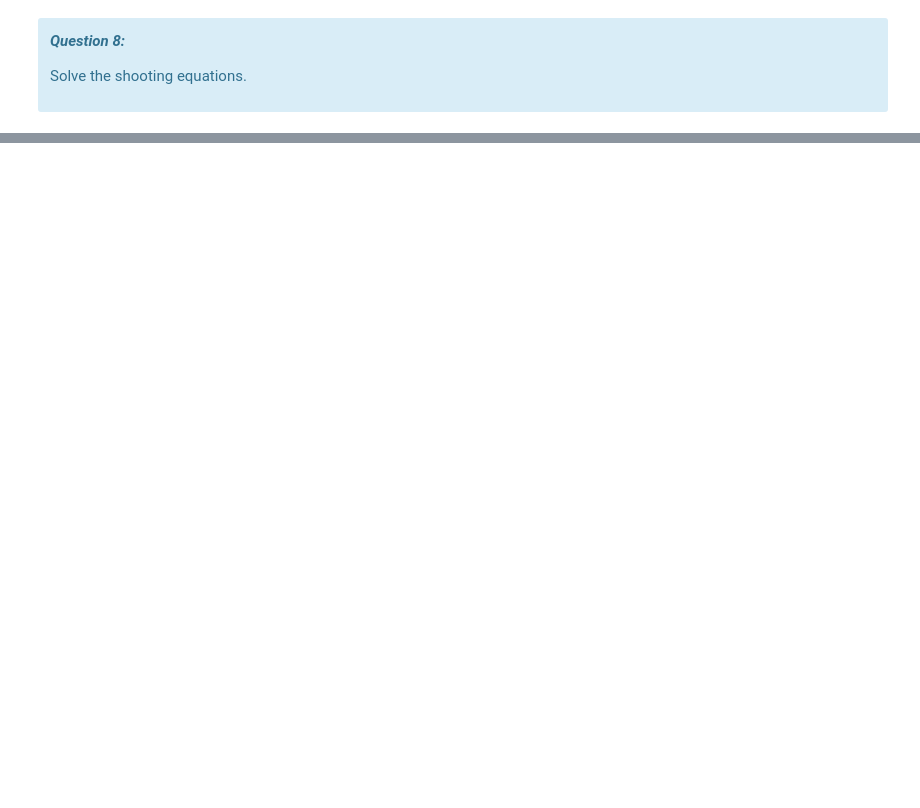
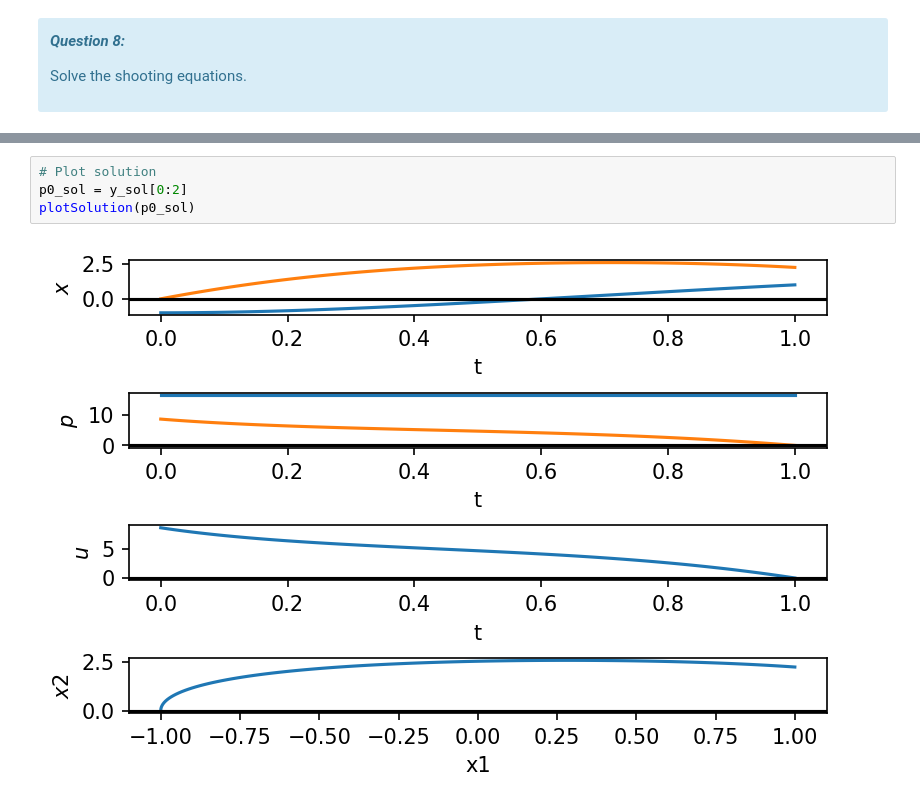
Before and after one commit to smdaa/Controle-Optimal-BE, a Jupyter notebook: simple_shooting_application.ipynb, the cells around one changed output, grey strips where cells are left out. Saved outputs shown, nothing was run; the diff lists cells and outputs as text; blank space fills up the shorter version.

```diff
--- a/simple_shooting_application.ipynb
+++ b/simple_shooting_application.ipynb
@@ -406,0 +462,6 @@ Solve the shooting equations.
+# %%
+# Plot solution
+p0_sol = y_sol[0:2]
+plotSolution(p0_sol)
+# %% [output]
+[figure, added]
```
Also changed, not shown: parts of 8 cells of this notebook.
